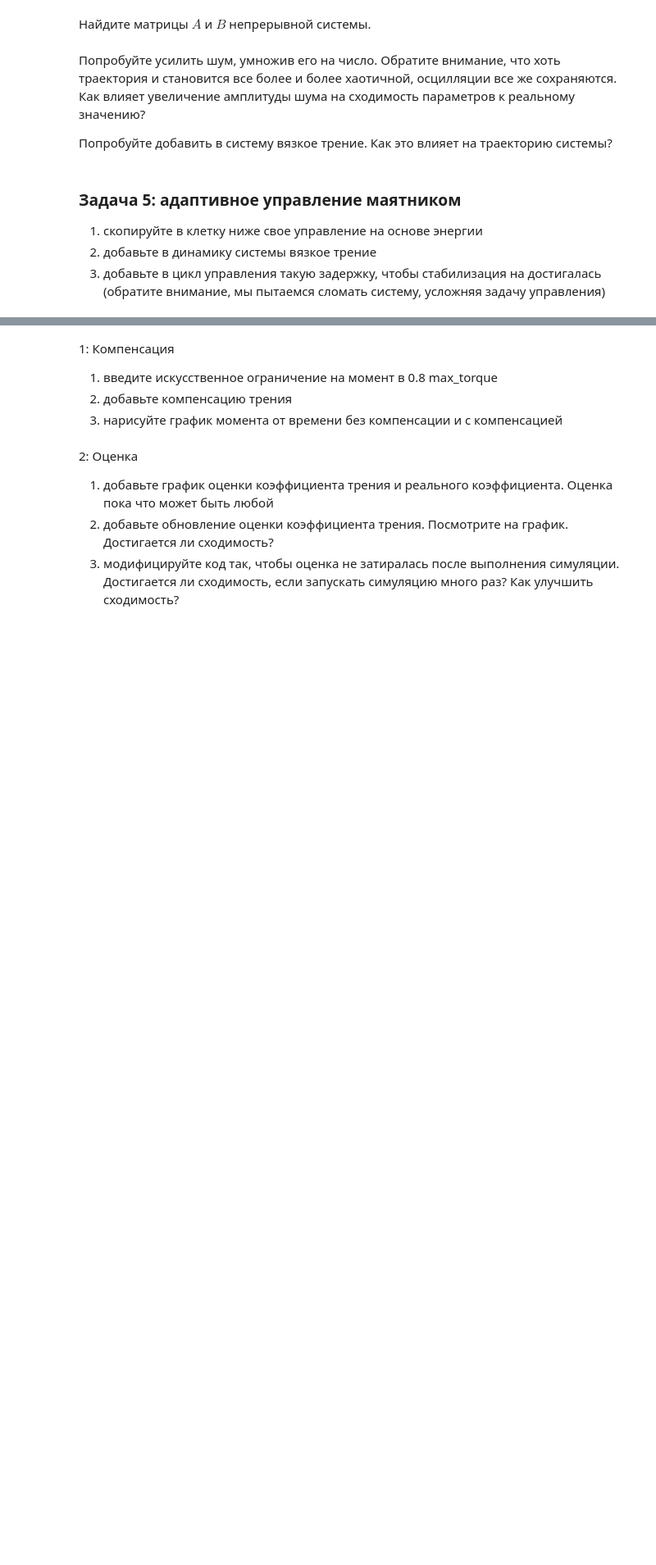
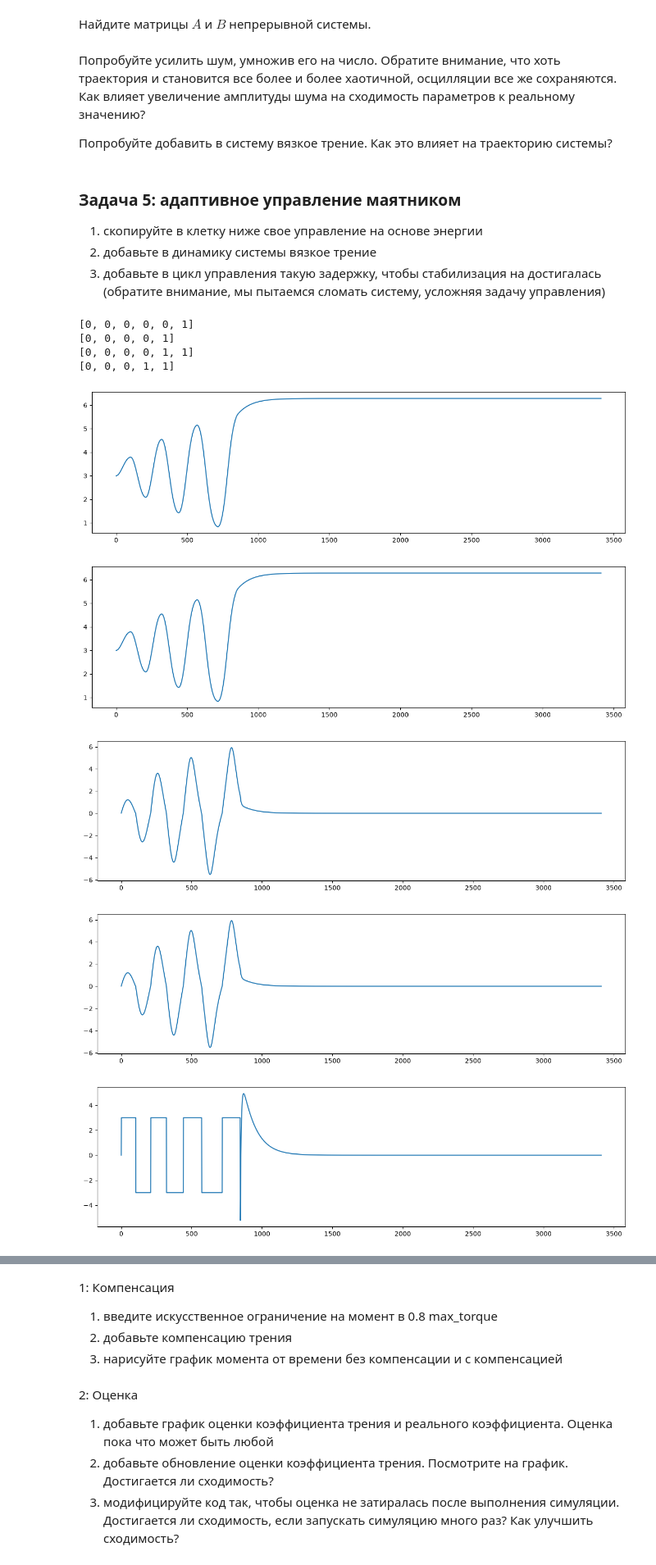
Before and after one commit to deadln/control-theory-mipt-2026, a Jupyter notebook: hw/ha08_identification_adaptive_control.ipynb, the cells around one changed output, grey strips where cells are left out. Shown at 82% size. Drawn from its saved outputs; the diff is of its cells as text; code cells hidden in the pictures; blank space fills up the shorter version.

Commit message:
Trying to add delay

```diff
--- a/hw/ha08_identification_adaptive_control.ipynb
+++ b/hw/ha08_identification_adaptive_control.ipynb
@@ -363,6 +363,22 @@ print(C_ha)
 1) скопируйте в клетку ниже свое управление на основе энергии
 2) добавьте в динамику системы вязкое трение
 3) добавьте в цикл управления такую задержку, чтобы стабилизация на достигалась (обратите внимание, мы пытаемся сломать систему, усложняя задачу управления)
+# %%
+delay = 5
+a = [0 for i in range(delay)]
+a.append(1)
+print(a)
+a = a[1:]
+print(a)
+a.append(1)
+print(a)
+a = a[1:]
+print(a)
+# %% [output]
+[0, 0, 0, 0, 0, 1]
+[0, 0, 0, 0, 1]
+[0, 0, 0, 0, 1, 1]
+[0, 0, 0, 1, 1]
 # %%
 import numpy as np
 import math
@@ -377,28 +393,46 @@ def plot_1d(data):
     plt.show()
 
 class Pendulum:
-    def __init__(self, m = 1.0, l = 1.0, g = 10.0, x0 = 3, v0 = 0.0, dt = 0.01):
+    def __init__(self, m = 1.0, l = 1.0, g = 10.0, y = 2.0, x0 = 3, v0 = 0.0, dt = 0.01, iter_delay = 100):
         self.m = m
         self.l = l
         self.g = g
+        self.y = y
+        self.delay = iter_delay
+        self.x = np.array([[0], [0]])
+        self.E0 = self._E()
 
         self.x = np.array([[x0], [v0]])
+        self.E = self._E()
         self.dt = dt
 
+        self.delayed_states = [self.x for i in range(self.delay)]
+
     def get_state(self):
+        self.E = self._E()
+        # return (self.x, self.E, self.E0)
+        return self.delayed_states[0]
+
+    def get_true_state(self):
         return self.x
 
     def sys_dyn(self, u_scalar):
         x_dot = np.zeros_like(self.x)
 
         x_dot[0] = self.x[1]
-        x_dot[1] = self.g / self.l * np.sin(self.x[0]) + u_scalar / (self.m * self.l**2)
+        x_dot[1] = self.g / self.l * np.sin(self.x[0]) + u_scalar / (self.m * self.l**2) - 2 * self.y * x_dot[0]
 
         return x_dot
 
     def integrate_sys_dyn(self, sys_dyn):
         self.x[1] += sys_dyn[1] * self.dt
         self.x[0] += self.x[1] * self.dt
+        self.delayed_states.append(self.x)
+        self.delayed_states = self.delayed_states[1:]
+        self.E = self._E()
+
+    def _E(self):
+        return self.m * self.l**2 * self.x[1, 0]**2 / 2 + self.m * self.g * self.l * math.cos(self.x[0, 0])
 
 def draw_pendulum(canvas, x, y, l, alpha, color = (123, 234, 234),
                   inverted = False):
@@ -427,24 +461,45 @@ def swing_up_feedback(x, max_tau = 3):
 
     return u
 
+def energy_control(state, energy, energy0, max_tau = 5):
+    x = state
+    E = energy
+    E0 = energy0
+
+    # u = -max_tau * float(np.sign((E - E0) * x[1, 0]))
+    u = - 25 * np.sin(x[0, 0]) - 14 * x[1, 0]  # -15 -14  -20 -14
+
+    if (np.cos(x[0, 0]) < 0.7):
+        u = -max_tau * float(np.sign((E - E0) * x[1, 0]))
+        # u = 0.35 * x[1, 0]
+
+    return u
+
 def run_pendulum(x0, iter_num, visualize):
+    # print("1")
     if (visualize == True):
         WIND_X = 700
         WIND_Y = 700
         canvas = np.ones((700, 700, 3), np.uint8) * 70
 
-    pendulum = Pendulum(x0 = x0)
+    pendulum = Pendulum(x0 = x0, y = 0.3, iter_delay = 100)
 
     i = 0
 
     x_traj = []
     v_traj = []
     u_traj = []
+    x_t_traj = []
+    v_t_traj = []
+    # print("2")
 
     while(True):
+        # print("3")
         state = pendulum.get_state()
 
-        control = swing_up_feedback(state, max_tau = 3)
+        true_state = pendulum.get_true_state()
+
+        control = energy_control(state, pendulum._E(), pendulum.E0, max_tau = 3)
 
         x_dot = pendulum.sys_dyn(control)
 
@@ -453,38 +508,51 @@ def run_pendulum(x0, iter_num, visualize):
         x_traj.append(state[0, 0])
         v_traj.append(state[1, 0])
         u_traj.append(control)
+        x_t_traj.append(true_state[0, 0])
+        v_t_traj.append(true_state[1, 0])
 
         i += 1
+        # print("4")
 
         if (i > iter_num):
             break
+        # print("5")
 
         if (visualize == True):
             canvas = cv2.addWeighted(canvas, 0.93, canvas, 0, 0)
 
             draw_pendulum(canvas, WIND_X // 2, WIND_Y // 2, 300,
                           state[0, 0], (123, 234, 45), inverted = False)
 
             cv2.imshow("pendulum", canvas)
 
             key = cv2.waitKey(10) & 0xFF
 
             if (key == ord('q')):
                 break
+        # print("aboba")
 
     if (visualize == True):
         cv2.destroyAllWindows()
         cv2.waitKey(10)
 
-    return x_traj, v_traj, u_traj
+    return x_traj, v_traj, u_traj, x_t_traj, v_t_traj
 
-x_hist, v_hist, u_hist = run_pendulum(x0 = 3.0, iter_num = 10000, visualize = False)
+x_hist, v_hist, u_hist, x_t_traj, v_t_traj = run_pendulum(x0 = 3.0, iter_num = 10000, visualize = True)
 
 plot_1d(x_hist)
+plot_1d(x_t_traj)
 plot_1d(v_hist)
+plot_1d(v_t_traj)
 plot_1d(u_hist)
 
 plt.figure(figsize=(15, 15))
 plt.plot(x_hist, v_hist)
 plt.show()
 clear_output(wait = True)
+# %% [output]
+[figure, added]
+[figure, added]
+[figure, added]
+[figure, added]
+[figure, added]
```
Also changed, not shown: parts of 1 cell of this notebook.
